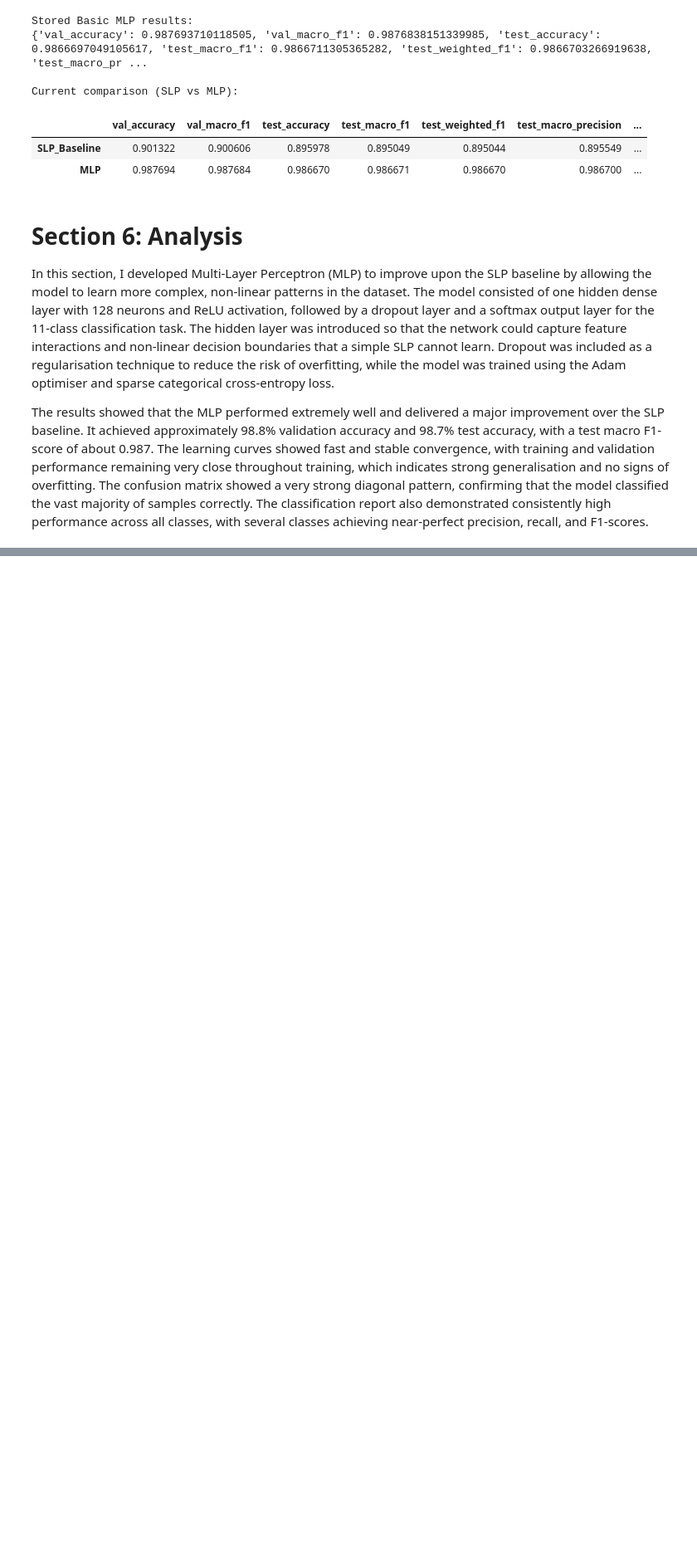
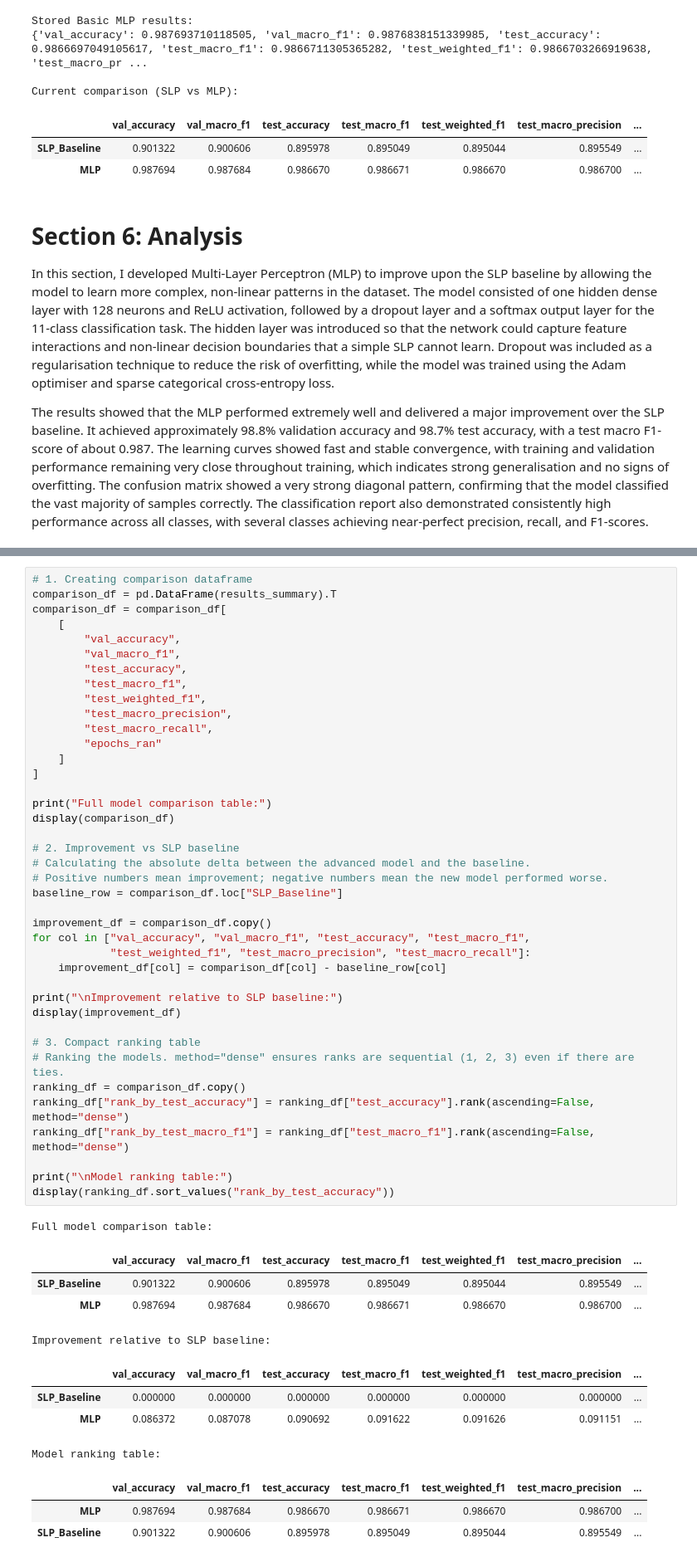
Before and after one commit to harshpre5/Artificial_Neural_Networks_14444188_HS_6009CMD, a Jupyter notebook: 14444188_ANN_PART_A.ipynb, the cells around one changed output, grey strips where cells are left out. Shown at 83% size. Cells and saved outputs as stored; diff of their text form; blank space fills up the shorter version.

```diff
--- a/14444188_ANN_PART_A.ipynb
+++ b/14444188_ANN_PART_A.ipynb
@@ -1216,0 +1220,53 @@ The results showed that the MLP performed extremely well and delivered a major i
+# %%
+# 1. Creating comparison dataframe
+comparison_df = pd.DataFrame(results_summary).T
+comparison_df = comparison_df[
+    [
+        "val_accuracy",
+        "val_macro_f1",
+        "test_accuracy",
+        "test_macro_f1",
+        "test_weighted_f1",
+        "test_macro_precision",
+        "test_macro_recall",
+        "epochs_ran"
+    ]
+]
+
+print("Full model comparison table:")
+display(comparison_df)
+
+# 2. Improvement vs SLP baseline
+# Calculating the absolute delta between the advanced model and the baseline.
+# Positive numbers mean improvement; negative numbers mean the new model performed worse.
+baseline_row = comparison_df.loc["SLP_Baseline"]
+
+improvement_df = comparison_df.copy()
+for col in ["val_accuracy", "val_macro_f1", "test_accuracy", "test_macro_f1",
+            "test_weighted_f1", "test_macro_precision", "test_macro_recall"]:
+    improvement_df[col] = comparison_df[col] - baseline_row[col]
+
+print("\nImprovement relative to SLP baseline:")
+display(improvement_df)
+
+# 3. Compact ranking table
+# Ranking the models. method="dense" ensures ranks are sequential (1, 2, 3) even if there are ties.
+ranking_df = comparison_df.copy()
+ranking_df["rank_by_test_accuracy"] = ranking_df["test_accuracy"].rank(ascending=False, method="dense")
+ranking_df["rank_by_test_macro_f1"] = ranking_df["test_macro_f1"].rank(ascending=False, method="dense")
+
+print("\nModel ranking table:")
+display(ranking_df.sort_values("rank_by_test_accuracy"))
+# %% [output]
+Full model comparison table:
+|  | val_accuracy | val_macro_f1 | test_accuracy | test_macro_f1 | test_weighted_f1 | test_macro_precision | ... |
+| SLP_Baseline | 0.901322 | 0.900606 | 0.895978 | 0.895049 | 0.895044 | 0.895549 | ... |
+| MLP | 0.987694 | 0.987684 | 0.986670 | 0.986671 | 0.986670 | 0.986700 | ... |
+Improvement relative to SLP baseline:
+|  | val_accuracy | val_macro_f1 | test_accuracy | test_macro_f1 | test_weighted_f1 | test_macro_precision | ... |
+| SLP_Baseline | 0.000000 | 0.000000 | 0.000000 | 0.000000 | 0.000000 | 0.000000 | ... |
+| MLP | 0.086372 | 0.087078 | 0.090692 | 0.091622 | 0.091626 | 0.091151 | ... |
+Model ranking table:
+|  | val_accuracy | val_macro_f1 | test_accuracy | test_macro_f1 | test_weighted_f1 | test_macro_precision | ... |
+| MLP | 0.987694 | 0.987684 | 0.986670 | 0.986671 | 0.986670 | 0.986700 | ... |
+| SLP_Baseline | 0.901322 | 0.900606 | 0.895978 | 0.895049 | 0.895044 | 0.895549 | ... |
```
Also changed, not shown: parts of 9 cells of this notebook.
